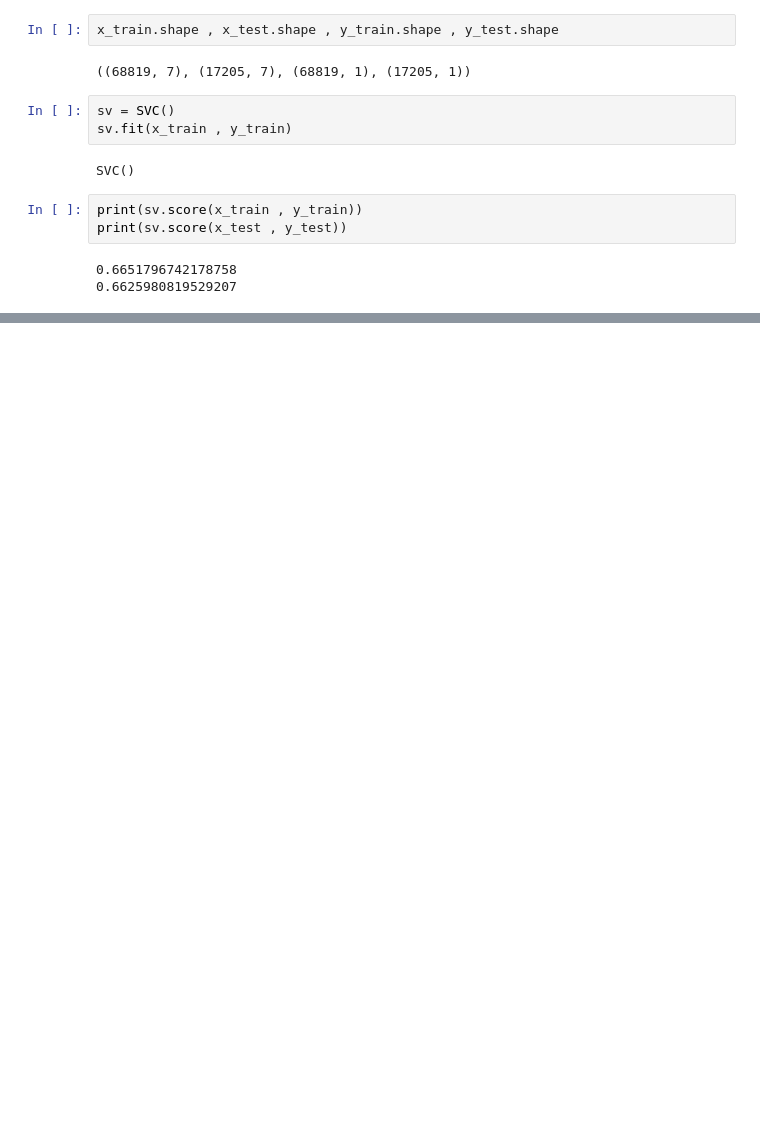
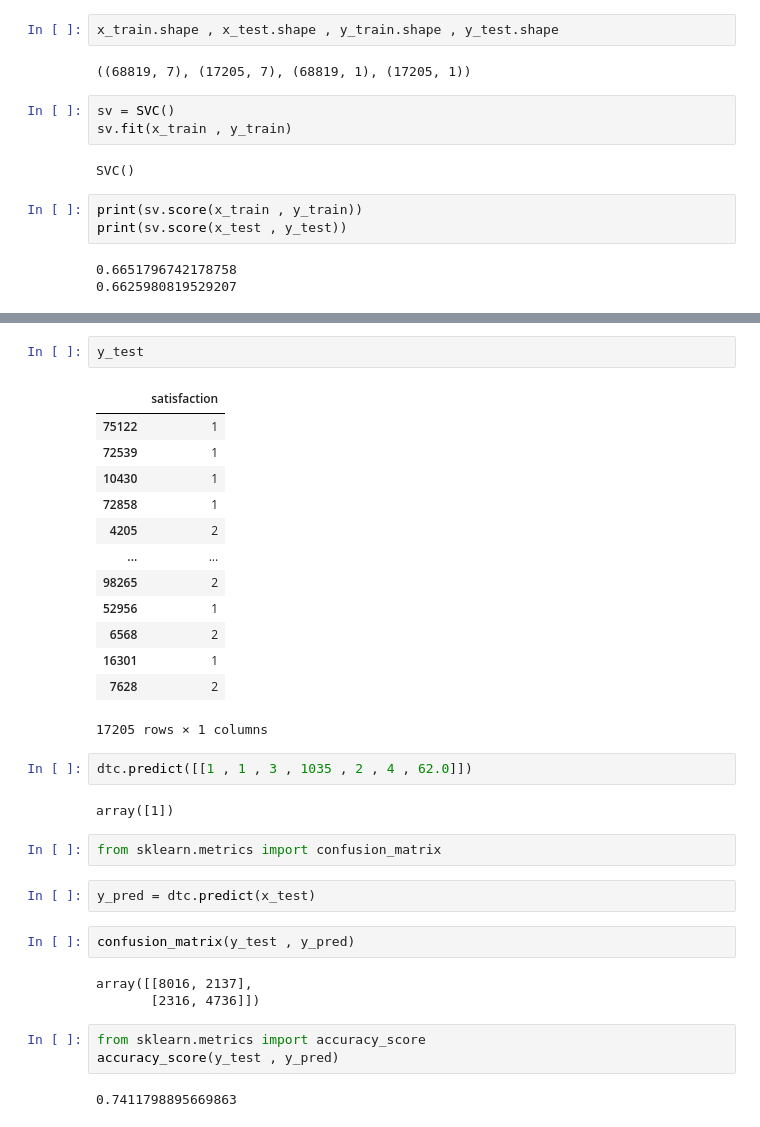
Before and after one commit to Ritika-Gauttam/Customer_Satisfaction_Prediction_Project, a Jupyter notebook: cust_satisfaction_prediction.ipynb, the cells around one changed output, grey strips where cells are left out. Cells and saved outputs as stored; diff of their text form; blank space fills up the shorter version.

```diff
--- a/cust_satisfaction_prediction.ipynb
+++ b/cust_satisfaction_prediction.ipynb
@@ -527,0 +605,34 @@ print(sv.score(x_test , y_test))
+# %%
+y_test
+# %% [output]
+|  | satisfaction |
+| 75122 | 1 |
+| 72539 | 1 |
+| 10430 | 1 |
+| 72858 | 1 |
+| 4205 | 2 |
+| ... | ... |
+| 98265 | 2 |
+| 52956 | 1 |
+| 6568 | 2 |
+| 16301 | 1 |
+| 7628 | 2 |
+17205 rows × 1 columns
+# %%
+dtc.predict([[1	, 1 , 3 , 1035 , 2 , 4 , 62.0]])
+# %% [output]
+array([1])
+# %%
+from sklearn.metrics import confusion_matrix
+# %%
+y_pred = dtc.predict(x_test)
+# %%
+confusion_matrix(y_test , y_pred)
+# %% [output]
+array([[8016, 2137],
+       [2316, 4736]])
+# %%
+from sklearn.metrics import accuracy_score
+accuracy_score(y_test , y_pred)
+# %% [output]
+0.7411798895669863
```
Also changed, not shown: parts of 7 cells of this notebook.
